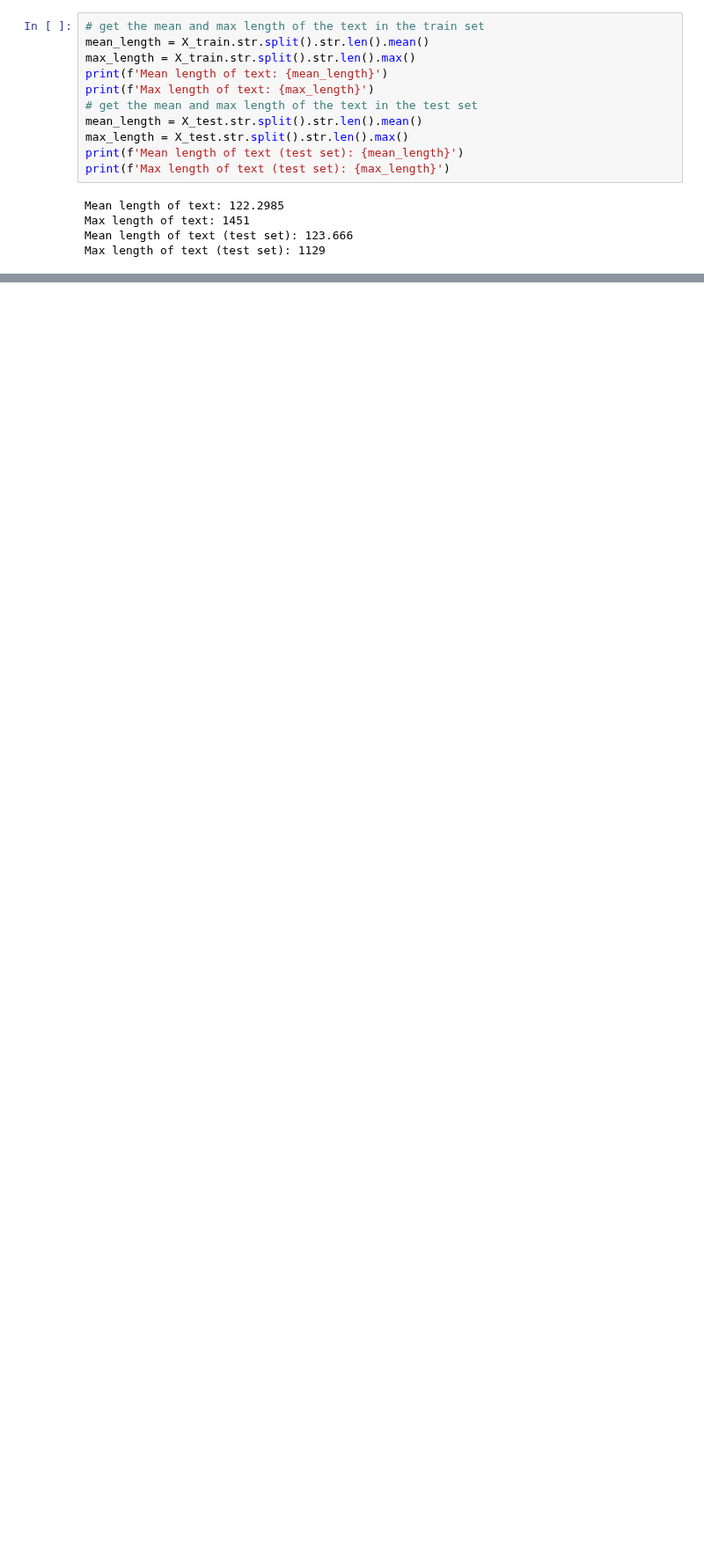
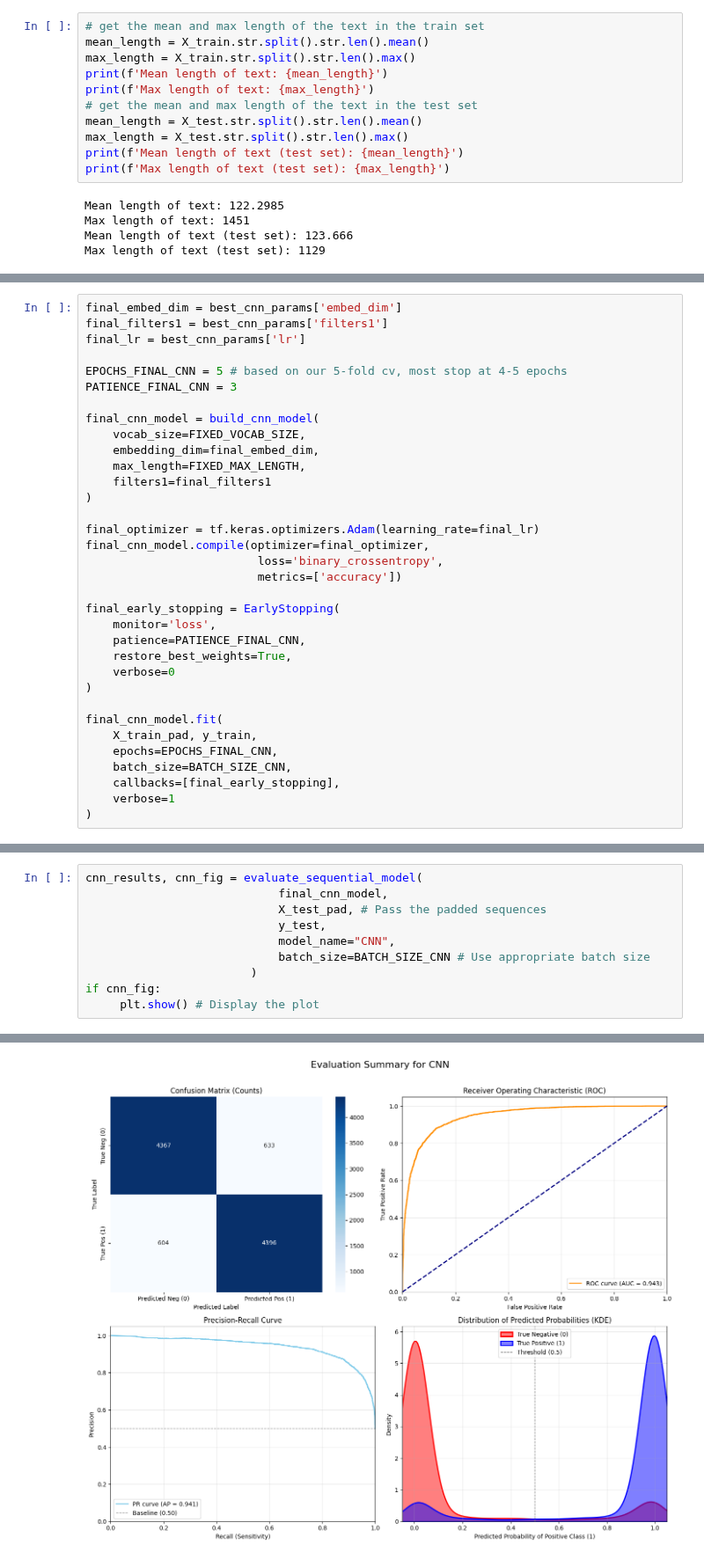
Before and after one commit to jacoblimjy/IMDB_sentiment_analysis, a Jupyter notebook: cnn_model.ipynb, the cells around one changed output, grey strips where cells are left out. Shown at 88% size. Drawn from its saved outputs; the diff is of its cells as text; blank space fills up the shorter version.

```diff
--- a/cnn_model.ipynb
+++ b/cnn_model.ipynb
@@ -38,0 +399,34 @@ ModuleNotFoundError: No module named 'tensorflow'
+# %%
+final_embed_dim = best_cnn_params['embed_dim']
+final_filters1 = best_cnn_params['filters1']
+final_lr = best_cnn_params['lr']
+
+EPOCHS_FINAL_CNN = 5 # based on our 5-fold cv, most stop at 4-5 epochs
+PATIENCE_FINAL_CNN = 3
+
+final_cnn_model = build_cnn_model(
+    vocab_size=FIXED_VOCAB_SIZE,
+    embedding_dim=final_embed_dim,
+    max_length=FIXED_MAX_LENGTH,
+    filters1=final_filters1
+)
+
+final_optimizer = tf.keras.optimizers.Adam(learning_rate=final_lr)
+final_cnn_model.compile(optimizer=final_optimizer,
+                         loss='binary_crossentropy',
+                         metrics=['accuracy'])
+
+final_early_stopping = EarlyStopping(
+    monitor='loss',
+    patience=PATIENCE_FINAL_CNN,
+    restore_best_weights=True,
+    verbose=0
+)
+
+final_cnn_model.fit(
+    X_train_pad, y_train,
+    epochs=EPOCHS_FINAL_CNN,
+    batch_size=BATCH_SIZE_CNN,
+    callbacks=[final_early_stopping],
+    verbose=1
+)
@@ -38,0 +581,11 @@ ModuleNotFoundError: No module named 'tensorflow'
+# %%
+cnn_results, cnn_fig = evaluate_sequential_model(
+                            final_cnn_model,
+                            X_test_pad, # Pass the padded sequences
+                            y_test,
+                            model_name="CNN",
+                            batch_size=BATCH_SIZE_CNN # Use appropriate batch size
+                        )
+if cnn_fig:
+     plt.show() # Display the plot
+# %% [output]
@@ -38,0 +609 @@ ModuleNotFoundError: No module named 'tensorflow'
+[figure, added]
```
Also changed, not shown: parts of 27 cells of this notebook.
